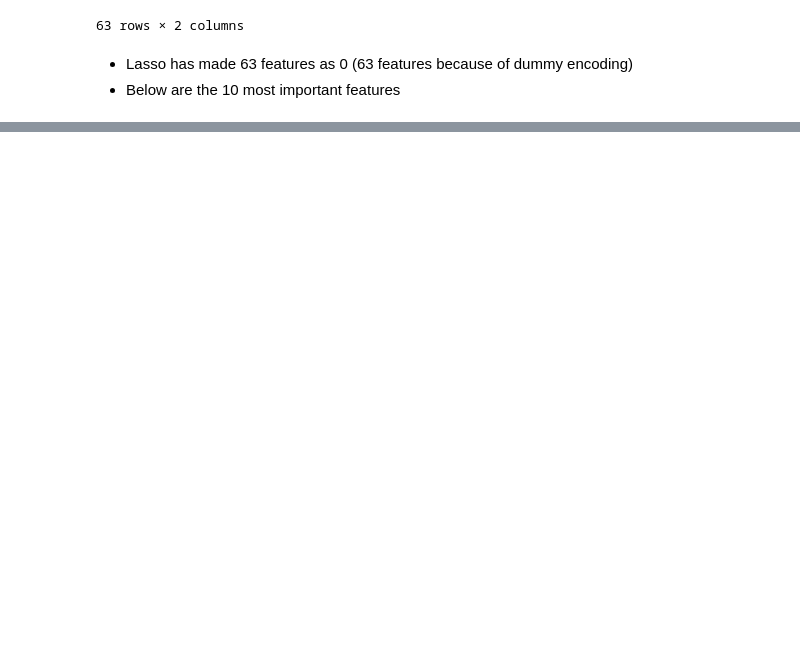
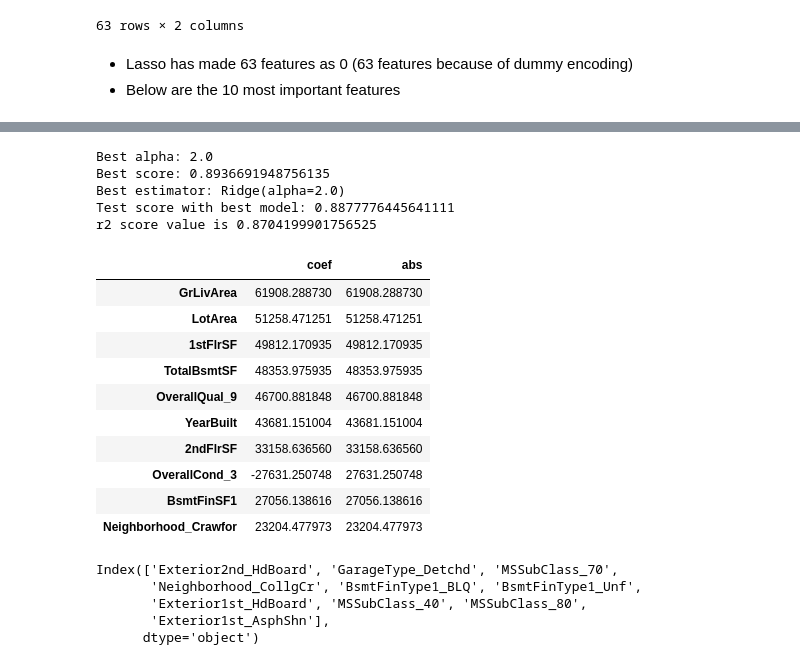
Before and after one commit to bineeshpc/advanced_regression, a Jupyter notebook: linear_regression.ipynb, the cells around one changed output, grey strips where cells are left out. Saved outputs shown, nothing was run; the diff lists cells and outputs as text; code cells hidden in the pictures; blank space fills up the shorter version.

```diff
--- a/linear_regression.ipynb
+++ b/linear_regression.ipynb
@@ -3147,0 +3196,52 @@ lasso_coefs.sort_values(by="abs", ascending=False).head(10)
+# %%
+
+X_train_scaled, X_test_scaled, y_train, y_test = get_data(df[handpicked_features])
+
+best_alpha, best_score, grid_search = tune_model(X_train_scaled, y_train, alphas, Ridge())
+
+print(f"Best alpha: {best_alpha} \nBest score: {best_score} \nBest estimator: {grid_search.best_estimator_}")
+
+# Get the best estimator (model)
+best_ridge = grid_search.best_estimator_
+
+# Fit the best model on the entire training data
+best_ridge.fit(X_train_scaled, y_train)
+
+# Evaluate the best model on the test set
+test_score = best_ridge.score(X_test_scaled, y_test)
+print(f"Test score with best model: {test_score}")
+
+ridge_coefs = pd.DataFrame(best_ridge.coef_, X_train_scaled.columns, columns=["coef"])
+ridge_coefs["abs"] = np.abs(ridge_coefs["coef"])
+
+ridge_coefs.sort_values(by="abs", ascending=True)
+
+y_pred = best_ridge.predict(X_test_scaled)
+r2_score_value = r2_score(y_pred, y_test)
+
+print(f"r2 score value is {r2_score_value}")
+
+display(ridge_coefs.sort_values(by="abs", ascending=False).head(10))
+display(ridge_coefs.sort_values(by="abs", ascending=True).head(10).index)
+# %% [output]
+Best alpha: 2.0
+Best score: 0.8936691948756135
+Best estimator: Ridge(alpha=2.0)
+Test score with best model: 0.8877776445641111
+r2 score value is 0.8704199901756525
+|  | coef | abs |
+| GrLivArea | 61908.288730 | 61908.288730 |
+| LotArea | 51258.471251 | 51258.471251 |
+| 1stFlrSF | 49812.170935 | 49812.170935 |
+| TotalBsmtSF | 48353.975935 | 48353.975935 |
+| OverallQual_9 | 46700.881848 | 46700.881848 |
+| YearBuilt | 43681.151004 | 43681.151004 |
+| 2ndFlrSF | 33158.636560 | 33158.636560 |
+| OverallCond_3 | -27631.250748 | 27631.250748 |
+| BsmtFinSF1 | 27056.138616 | 27056.138616 |
+| Neighborhood_Crawfor | 23204.477973 | 23204.477973 |
+Index(['Exterior2nd_HdBoard', 'GarageType_Detchd', 'MSSubClass_70',
+       'Neighborhood_CollgCr', 'BsmtFinType1_BLQ', 'BsmtFinType1_Unf',
+       'Exterior1st_HdBoard', 'MSSubClass_40', 'MSSubClass_80',
+       'Exterior1st_AsphShn'],
+      dtype='object')
```
Also changed, not shown: parts of 38 cells of this notebook, 3 other files.
